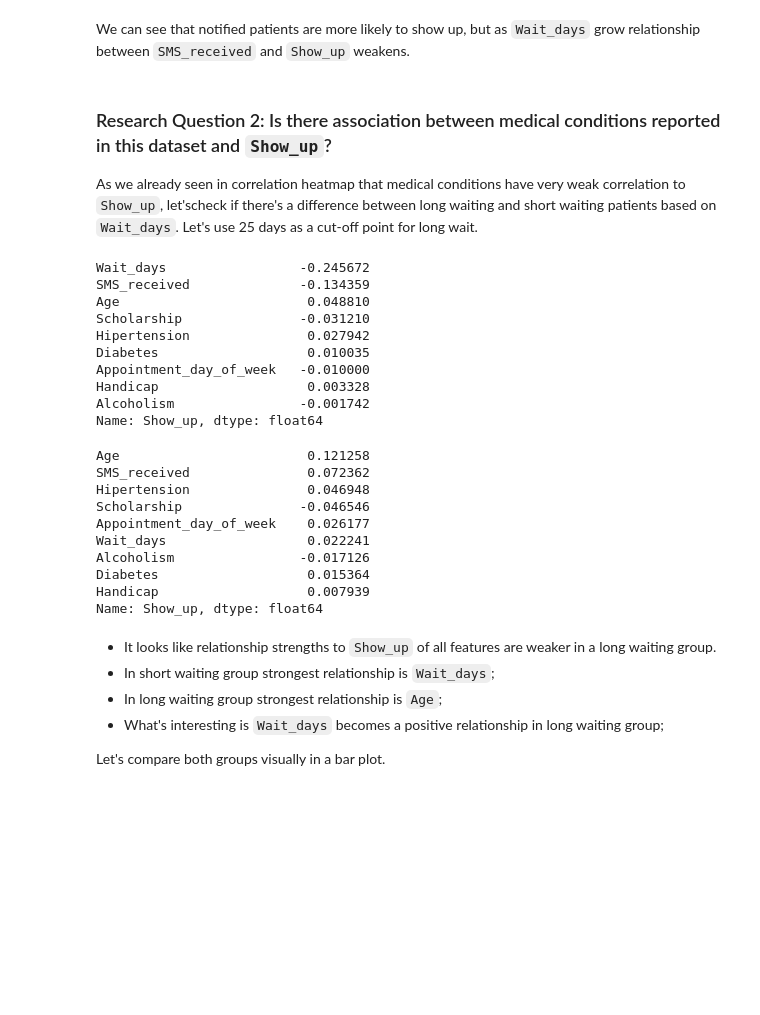
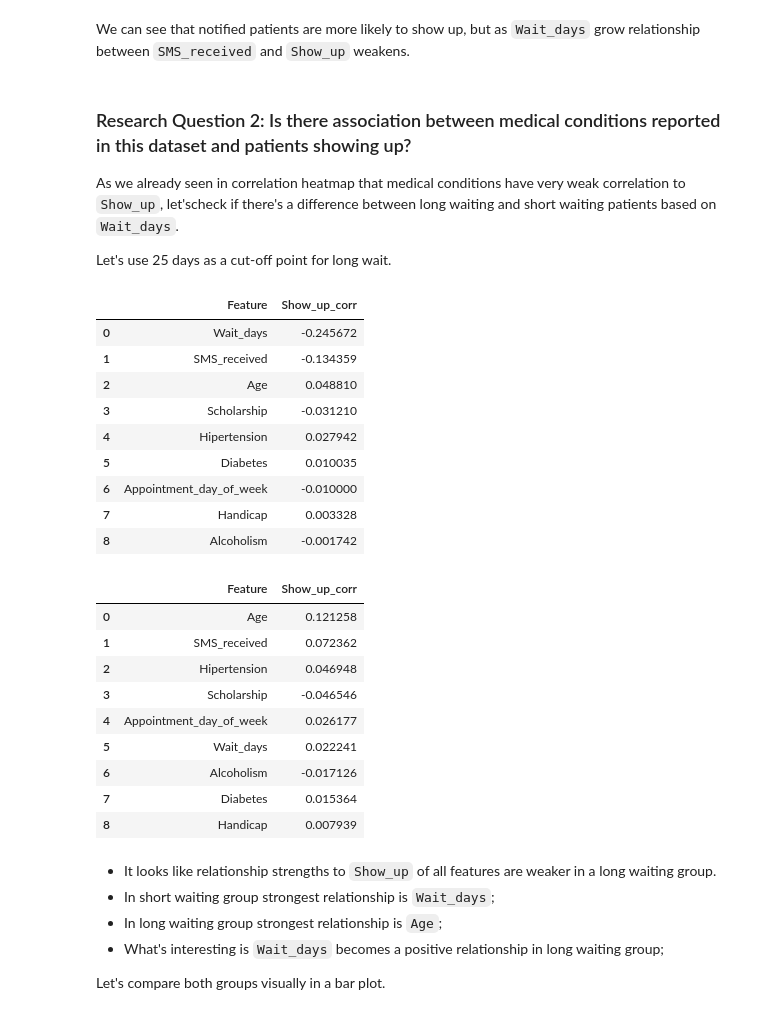
Before and after one commit to despacito123/data-analyst-nanodegree, a Jupyter notebook: 3. Investigate a Dataset/Investigate_a_Dataset.ipynb, the cells around one changed output. Cells and saved outputs as stored; diff of their text form; code cells hidden in the pictures; blank space fills up the shorter version.

```diff
--- a/3. Investigate a Dataset/Investigate_a_Dataset.ipynb
+++ b/3. Investigate a Dataset/Investigate_a_Dataset.ipynb
@@ -358,31 +357,40 @@ g.set_xticklabels(rotation = 90, labels = df_show_up_notified['Wait_days']);
 We can see that notified patients are more likely to show up, but as `Wait_days` grow relationship between `SMS_received` and `Show_up` weakens.
 # %% [markdown]
 <a id="rq2"></a>
-### Research Question 2: Is there association between medical conditions reported in this dataset and `Show_up`?
+### Research Question 2: Is there association between medical conditions reported in this dataset and patients showing up?
 
-As we already seen in correlation heatmap that medical conditions have very weak correlation to `Show_up`, let'scheck if there's a difference between long waiting and short waiting patients based on `Wait_days`. Let's use 25 days as a cut-off point for long wait.
+As we already seen in correlation heatmap that medical conditions have very weak correlation to `Show_up`, let'scheck if there's a difference between long waiting and short waiting patients based on `Wait_days`.
+
+Let's use 25 days as a cut-off point for long wait.
 # %%
 # get short waiting patients
 df_lt_25d = df_cleaned.query('Wait_days < 25')
 
 # compute correlateion matrix
 corr_df_lt_25d = df_lt_25d.corr()
 
 # extract `Show_up` correlations to other features
 corr_df_lt_25d_show_up = corr_df_lt_25d.loc[:, ['Show_up']]
 corr_df_lt_25d_show_up['abs'] = corr_df_lt_25d_show_up['Show_up'].abs()
 corr_df_lt_25d_show_up.sort_values('abs', ascending=False).query('index != "Show_up"')['Show_up']
+df_lt_corr = (corr_df_lt_25d_show_up
+              .sort_values('abs', ascending=False)
+              .query('index != "Show_up"')['Show_up']
+              .reset_index()
+              .rename(columns={'index': 'Feature',
+                               'Show_up': 'Show_up_corr'}))
+df_lt_corr
 # %% [output]
-Wait_days                 -0.245672
-SMS_received              -0.134359
-Age                        0.048810
-Scholarship               -0.031210
-Hipertension               0.027942
-Diabetes                   0.010035
-Appointment_day_of_week   -0.010000
-Handicap                   0.003328
-Alcoholism                -0.001742
-Name: Show_up, dtype: float64
+|  | Feature | Show_up_corr |
+| 0 | Wait_days | -0.245672 |
+| 1 | SMS_received | -0.134359 |
+| 2 | Age | 0.048810 |
+| 3 | Scholarship | -0.031210 |
+| 4 | Hipertension | 0.027942 |
+| 5 | Diabetes | 0.010035 |
+| 6 | Appointment_day_of_week | -0.010000 |
+| 7 | Handicap | 0.003328 |
+| 8 | Alcoholism | -0.001742 |
 # %%
 # get long waiting patients
 df_gte_25d = df_cleaned.query('Wait_days >= 25')
@@ -393,18 +401,24 @@ corr_df_gte_25d = df_gte_25d.corr()
 # extract `Show_up` correlations to other features
 corr_df_gte_25d_show_up = corr_df_gte_25d.loc[:, ['Show_up']]
 corr_df_gte_25d_show_up['abs'] = corr_df_gte_25d_show_up['Show_up'].abs()
-corr_df_gte_25d_show_up.sort_values('abs', ascending=False).query('index != "Show_up"')['Show_up']
+df_gte_corr = (corr_df_gte_25d_show_up
+               .sort_values('abs', ascending=False)
+               .query('index != "Show_up"')['Show_up']
+               .reset_index()
+               .rename(columns={'index': 'Feature',
+                                'Show_up': 'Show_up_corr'}))
+df_gte_corr
 # %% [output]
-Age                        0.121258
-SMS_received               0.072362
-Hipertension               0.046948
-Scholarship               -0.046546
-Appointment_day_of_week    0.026177
-Wait_days                  0.022241
-Alcoholism                -0.017126
-Diabetes                   0.015364
-Handicap                   0.007939
-Name: Show_up, dtype: float64
+|  | Feature | Show_up_corr |
+| 0 | Age | 0.121258 |
+| 1 | SMS_received | 0.072362 |
+| 2 | Hipertension | 0.046948 |
+| 3 | Scholarship | -0.046546 |
+| 4 | Appointment_day_of_week | 0.026177 |
+| 5 | Wait_days | 0.022241 |
+| 6 | Alcoholism | -0.017126 |
+| 7 | Diabetes | 0.015364 |
+| 8 | Handicap | 0.007939 |
 # %% [markdown]
 * It looks like relationship strengths to `Show_up` of all features are weaker in a long waiting group.
 * In short waiting group strongest relationship is `Wait_days`;
```
Also changed, not shown: parts of 21 cells of this notebook, 1 other file.
